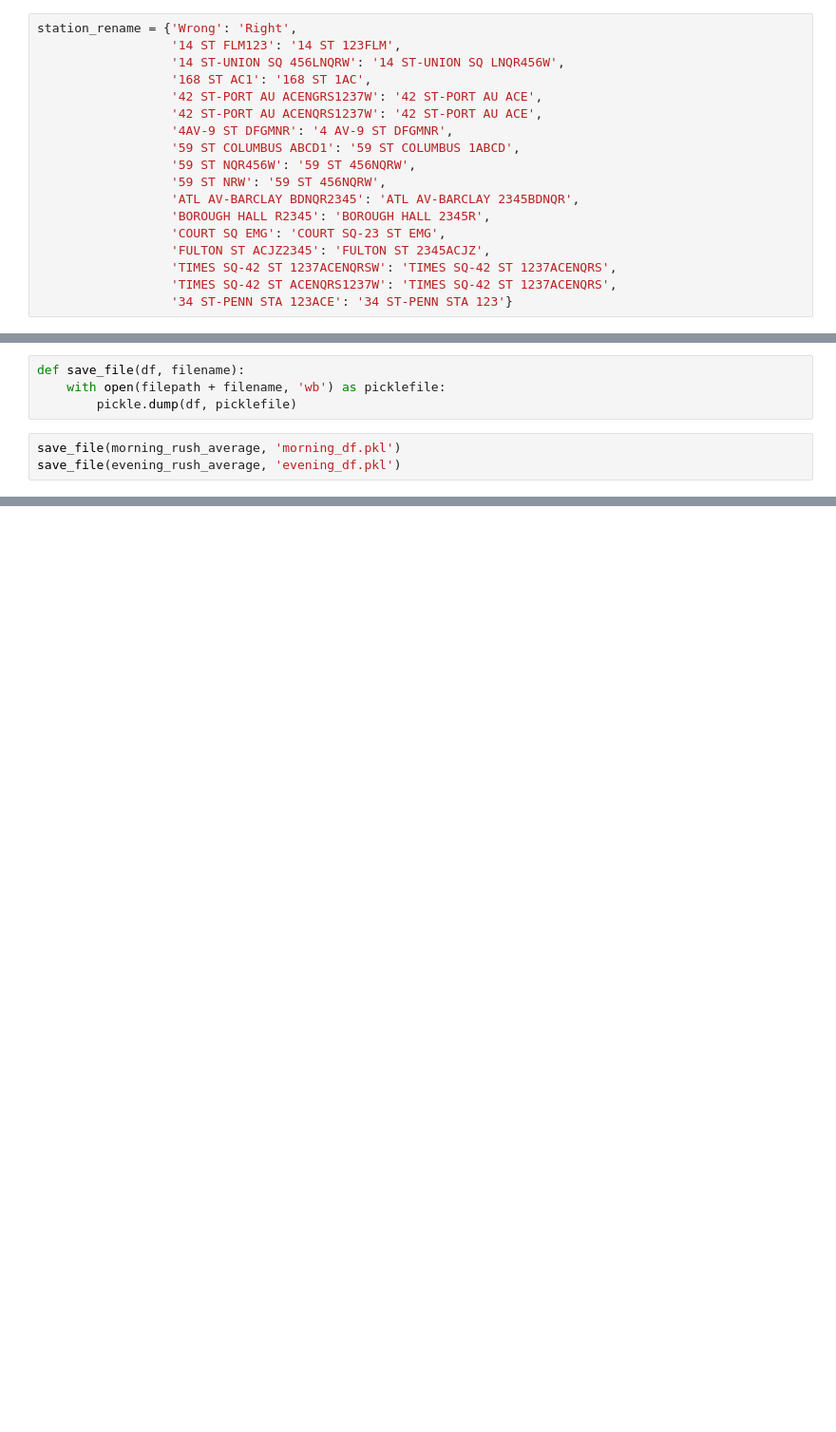
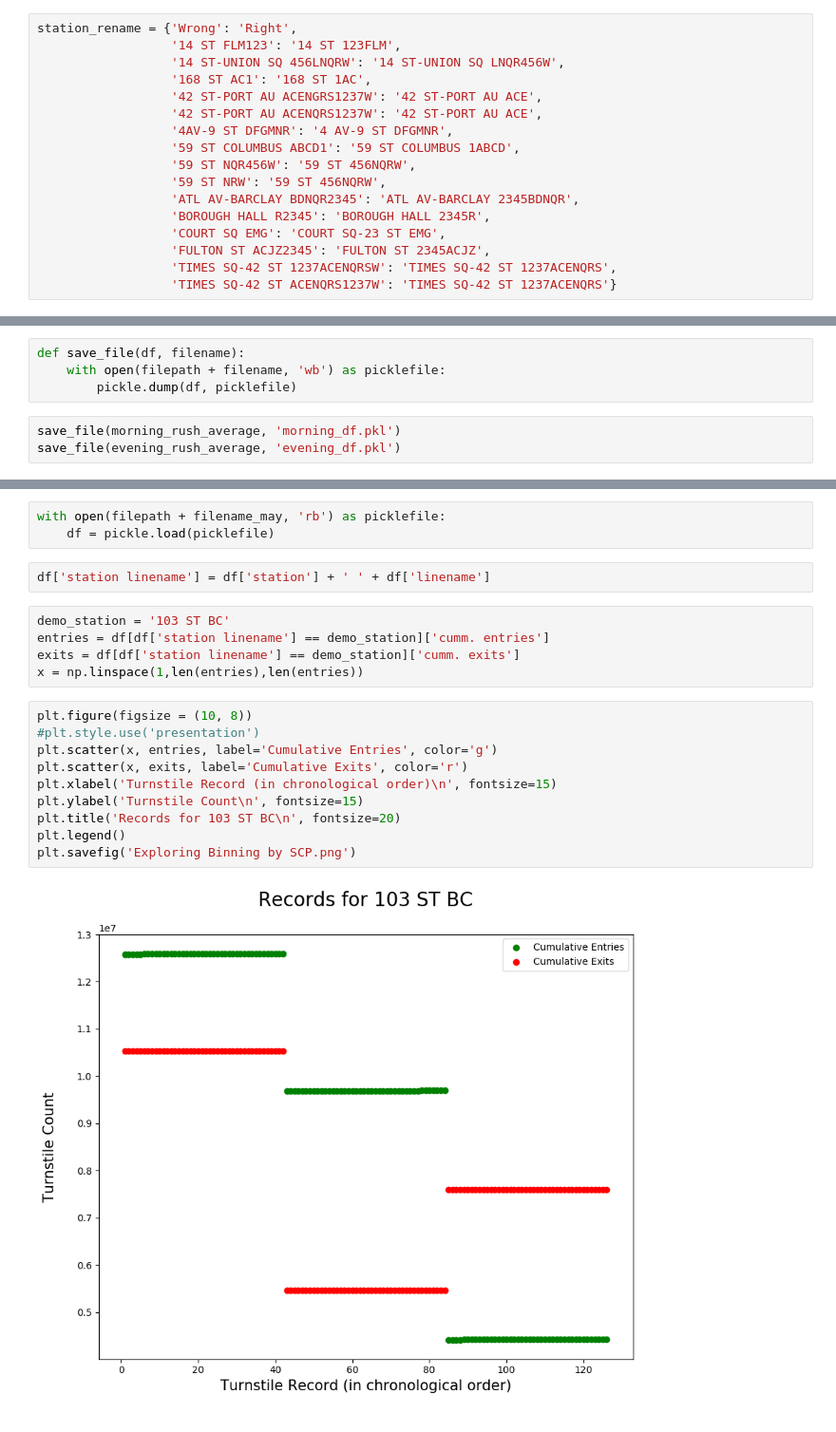
Before and after one commit to samfunk/metis-one-Benson, a Jupyter notebook: jupyter-notebooks/MTA-exploratory-data-analysis.ipynb, the cells around one changed output, grey strips where cells are left out. Shown at 95% size. Saved outputs shown, nothing was run; the diff lists cells and outputs as text; blank space fills up the shorter version.

```diff
--- a/jupyter-notebooks/MTA-exploratory-data-analysis.ipynb
+++ b/jupyter-notebooks/MTA-exploratory-data-analysis.ipynb
@@ -151,8 +153,7 @@ station_rename = {'Wrong': 'Right',
                   'COURT SQ EMG': 'COURT SQ-23 ST EMG',
                   'FULTON ST ACJZ2345': 'FULTON ST 2345ACJZ',
                   'TIMES SQ-42 ST 1237ACENQRSW': 'TIMES SQ-42 ST 1237ACENQRS',
-                  'TIMES SQ-42 ST ACENQRS1237W': 'TIMES SQ-42 ST 1237ACENQRS',
-                  '34 ST-PENN STA 123ACE': '34 ST-PENN STA 123'}
+                  'TIMES SQ-42 ST ACENQRS1237W': 'TIMES SQ-42 ST 1237ACENQRS'}
 # %%
 #for station in sorted(df['station linename'].unique()):
     #print(station)
@@ -278,0 +282,22 @@ save_file(evening_rush_average, 'evening_df.pkl')
+# %%
+with open(filepath + filename_may, 'rb') as picklefile:
+    df = pickle.load(picklefile)
+# %%
+df['station linename'] = df['station'] + ' ' + df['linename']
+# %%
+demo_station = '103 ST BC'
+entries = df[df['station linename'] == demo_station]['cumm. entries']
+exits = df[df['station linename'] == demo_station]['cumm. exits']
+x = np.linspace(1,len(entries),len(entries))
+# %%
+plt.figure(figsize = (10, 8))
+#plt.style.use('presentation')
+plt.scatter(x, entries, label='Cumulative Entries', color='g')
+plt.scatter(x, exits, label='Cumulative Exits', color='r')
+plt.xlabel('Turnstile Record (in chronological order)\n', fontsize=15)
+plt.ylabel('Turnstile Count\n', fontsize=15)
+plt.title('Records for 103 ST BC\n', fontsize=20)
+plt.legend()
+plt.savefig('Exploring Binning by SCP.png')
+# %% [output]
+[figure, added]
```
Also changed, not shown: parts of 7 cells of this notebook.
